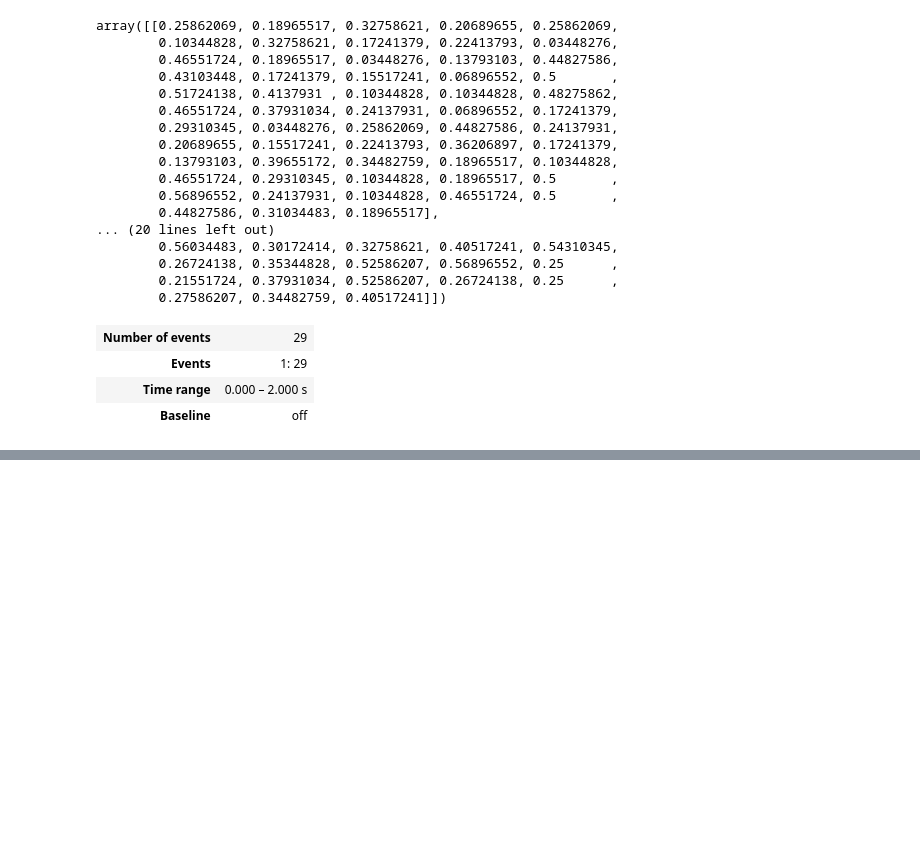
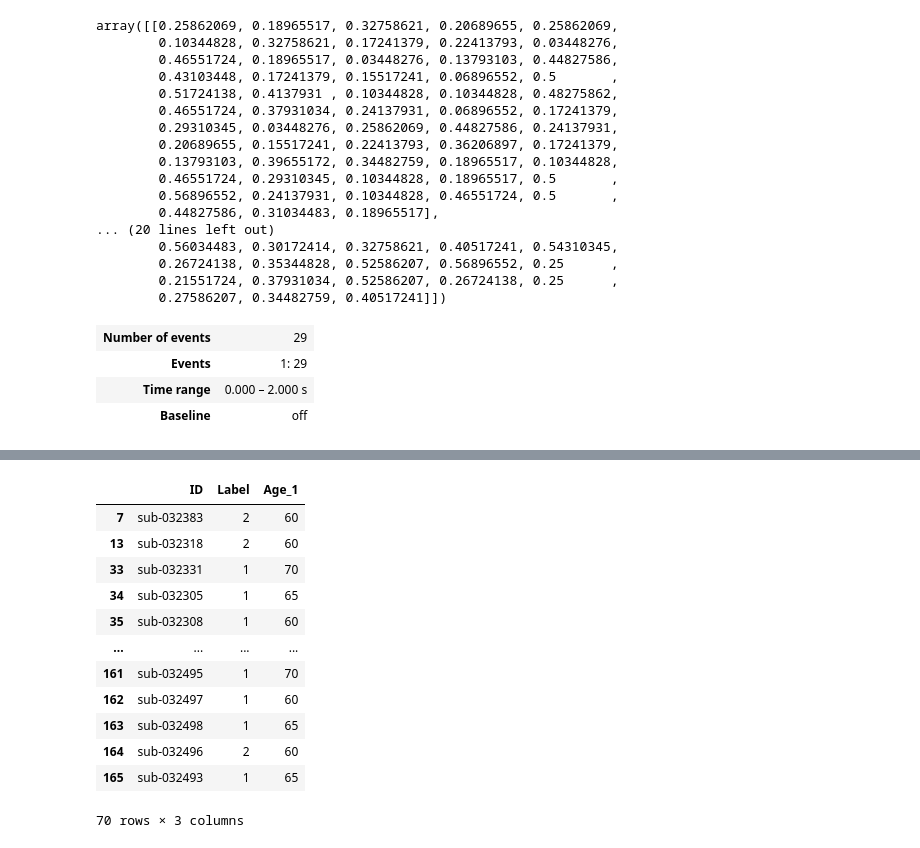
Before and after one commit to CxElegy/Brail_Poc3, a Jupyter notebook: notebook/FC_TestCode_for_LEMON&MNE.ipynb, the cells around one changed output, grey strips where cells are left out. Drawn from its saved outputs; the diff is of its cells as text; code cells hidden in the pictures; blank space fills up the shorter version.

```diff
--- a/notebook/FC_TestCode_for_LEMON&MNE.ipynb
+++ b/notebook/FC_TestCode_for_LEMON&MNE.ipynb
@@ -642,0 +671,33 @@ epochs[0]
+# %%
+Cog_score = pd.read_csv("/workspace/brail_poc3/notebooks/Chen/TestCognitive.csv")
+Cog_score = Cog_score.loc[:, ["ID", "Label"]]
+Age_data = pd.read_csv("/workspace/brail_poc3/experiments/Behavioural_Data_MPILMBB_LEMON/META_File_IDs_Age_Gender_Education_Drug_Smoke_SKID_LEMON.csv")
+Age_data = Age_data.loc[:, ["Subject", "Age"]]
+Age_data = Age_data.rename({'Subject': 'ID'}, axis='columns')
+
+def convert_age_range(age_range):
+    # ハイフンで文字列を分割し、最初の部分を取得
+    return int(age_range.split("-")[0])
+
+Age_data["Age_1"] = Age_data["Age"].apply(convert_age_range)
+Age_data.drop("Age", axis=1, inplace=True)
+
+cog_df = Cog_score.merge(Age_data, on='ID', how='left')
+ground_truth = cog_df[cog_df['Age_1'] >= 40]
+Elder_group = ground_truth['ID'].tolist()
+# %%
+ground_truth
+# %% [output]
+|  | ID | Label | Age_1 |
+| 7 | sub-032383 | 2 | 60 |
+| 13 | sub-032318 | 2 | 60 |
+| 33 | sub-032331 | 1 | 70 |
+| 34 | sub-032305 | 1 | 65 |
+| 35 | sub-032308 | 1 | 60 |
+| ... | ... | ... | ... |
+| 161 | sub-032495 | 1 | 70 |
+| 162 | sub-032497 | 1 | 60 |
+| 163 | sub-032498 | 1 | 65 |
+| 164 | sub-032496 | 2 | 60 |
+| 165 | sub-032493 | 1 | 65 |
+70 rows × 3 columns
```
Also changed, not shown: parts of 9 cells of this notebook, 5 other files.
